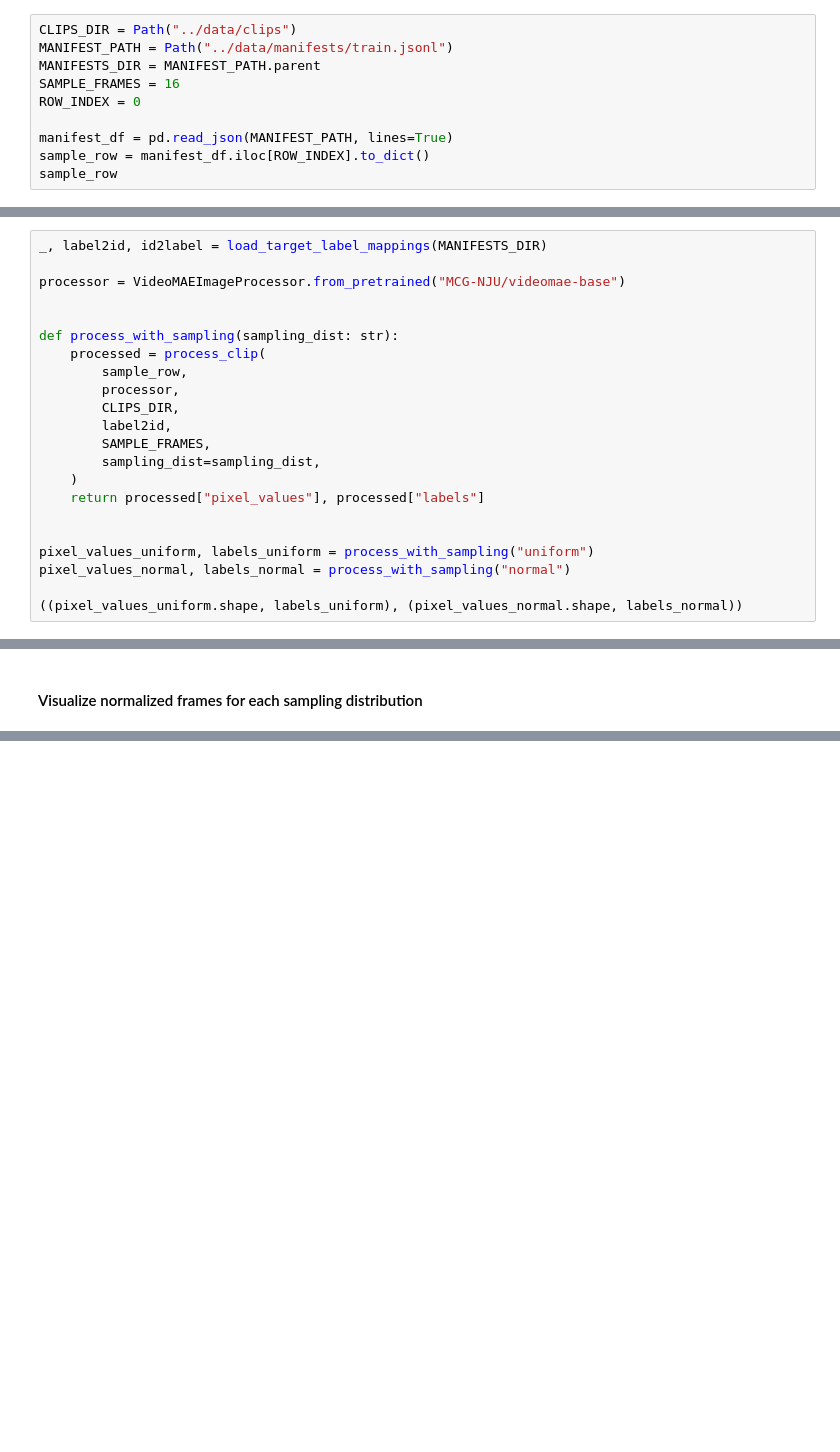
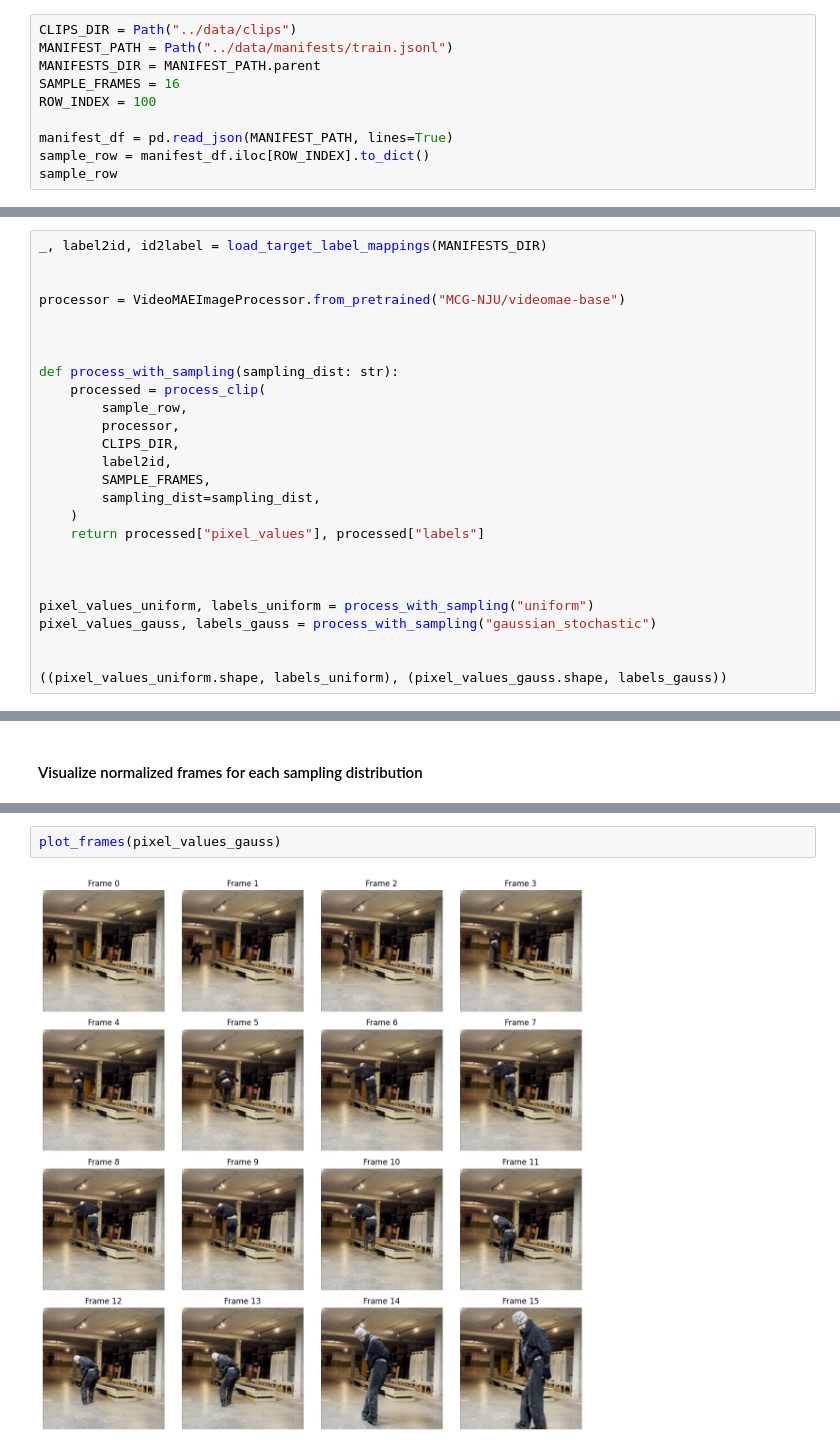
Before and after one commit to h2bc/aitraf, a Jupyter notebook: notebooks/4-testing_video_mae_processor.ipynb, the cells around one changed output, grey strips where cells are left out. Cells and saved outputs as stored; diff of their text form; blank space fills up the shorter version.

Commit message:
added gaussian stohastic sampling

```diff
--- a/notebooks/4-testing_video_mae_processor.ipynb
+++ b/notebooks/4-testing_video_mae_processor.ipynb
@@ -25,7 +25,7 @@ CLIPS_DIR = Path("../data/clips")
 MANIFEST_PATH = Path("../data/manifests/train.jsonl")
 MANIFESTS_DIR = MANIFEST_PATH.parent
 SAMPLE_FRAMES = 16
-ROW_INDEX = 0
+ROW_INDEX = 100
 
 manifest_df = pd.read_json(MANIFEST_PATH, lines=True)
 sample_row = manifest_df.iloc[ROW_INDEX].to_dict()
@@ -41,7 +41,9 @@ sample_row
 # %%
 _, label2id, id2label = load_target_label_mappings(MANIFESTS_DIR)
 
+
 processor = VideoMAEImageProcessor.from_pretrained("MCG-NJU/videomae-base")
+
 
 
 def process_with_sampling(sampling_dist: str):
@@ -56,8 +58,10 @@ def process_with_sampling(sampling_dist: str):
     return processed["pixel_values"], processed["labels"]
 
 
+
 pixel_values_uniform, labels_uniform = process_with_sampling("uniform")
-pixel_values_normal, labels_normal = process_with_sampling("normal")
+pixel_values_gauss, labels_gauss = process_with_sampling("gaussian_stochastic")
 
-((pixel_values_uniform.shape, labels_uniform), (pixel_values_normal.shape, labels_normal))
+
+((pixel_values_uniform.shape, labels_uniform), (pixel_values_gauss.shape, labels_gauss))
 # %% [output]
@@ -98,0 +102,4 @@ plot_frames(pixel_values_normal)
+# %%
+plot_frames(pixel_values_gauss)
+# %% [output]
+[figure, added]
```
Also changed, not shown: parts of 10 cells of this notebook, 6 other files.
